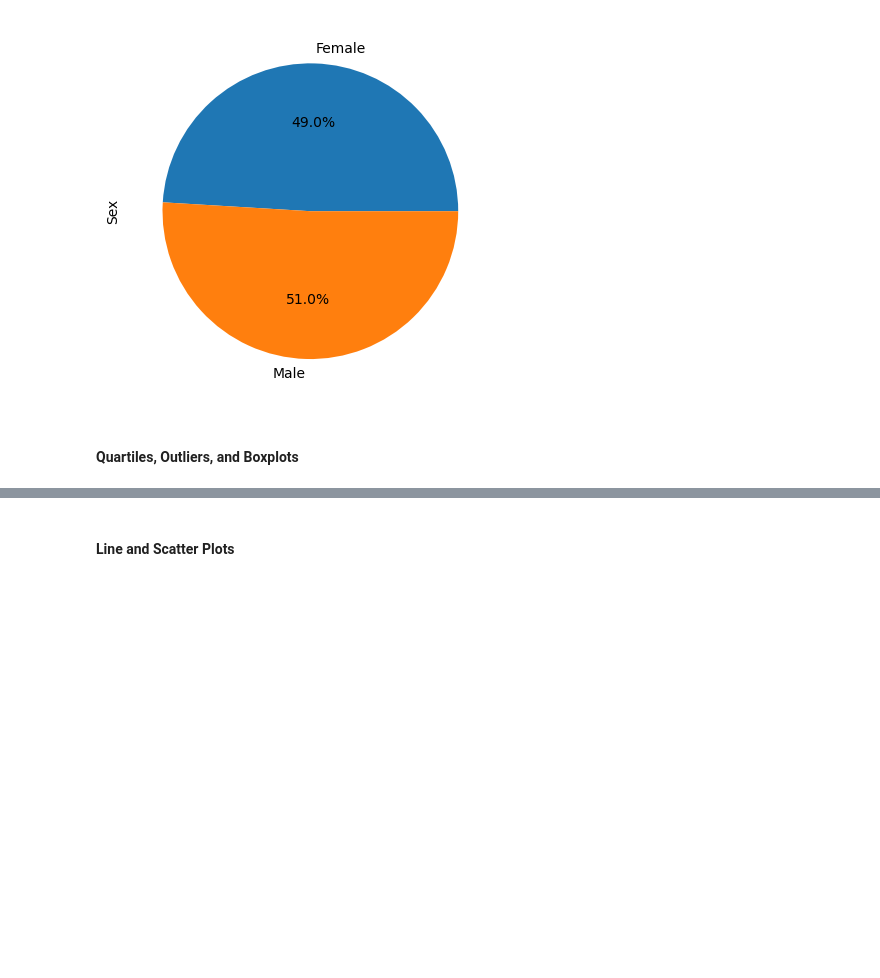
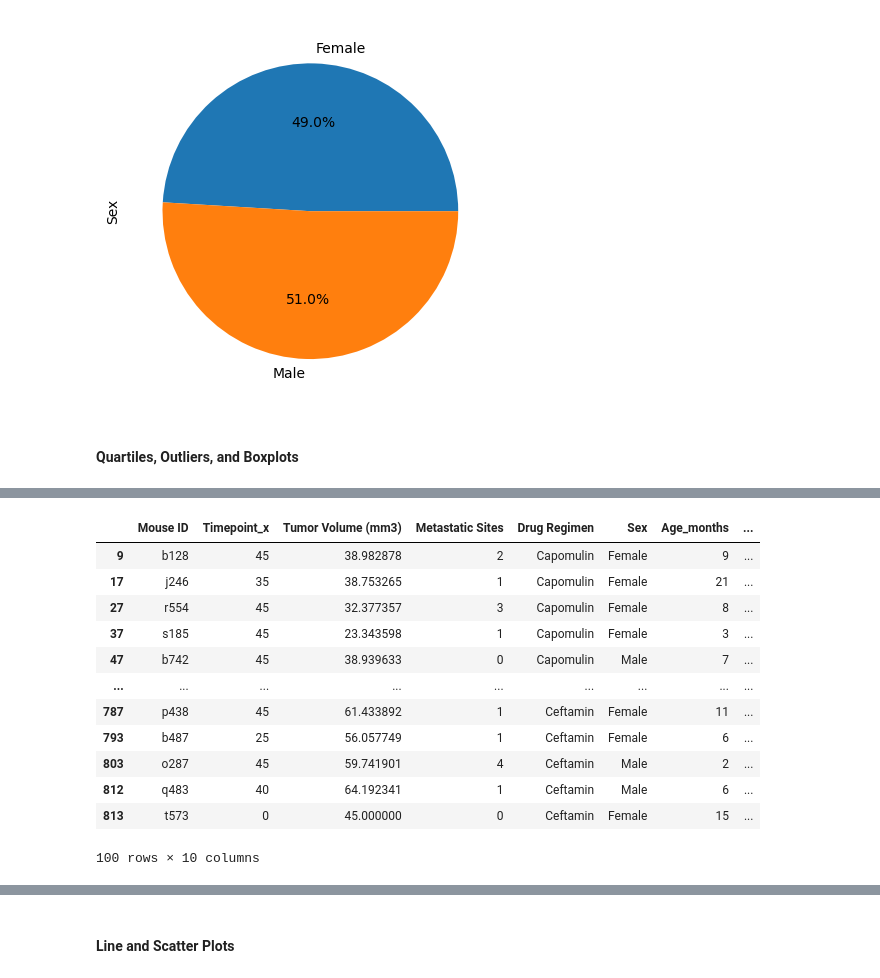
Before and after one commit to sallyca530/Matplotlib-Challenge, a Jupyter notebook: Pymaceuticals/main_py/mainPymaceuticals.ipynb, the cells around one changed output, grey strips where cells are left out. Cells and saved outputs as stored; diff of their text form; code cells hidden in the pictures; blank space fills up the shorter version.

Commit message:
last time df with drug

```diff
--- a/Pymaceuticals/main_py/mainPymaceuticals.ipynb
+++ b/Pymaceuticals/main_py/mainPymaceuticals.ipynb
@@ -247,0 +245,19 @@ Text(0, 0.5, 'Sex')
+# %%
+# Calculate the final tumor volume of each mouse across four of the treatment regimens:
+#treatment dataframes
+Capomulin = cl_mouse_df.loc[cl_mouse_df["Drug Regimen"] == "Capomulin", : ]
+Ramicane = cl_mouse_df.loc[cl_mouse_df["Drug Regimen"] == "Ramicane", : ]
+Infubinol = cl_mouse_df.loc[cl_mouse_df["Drug Regimen"] == "Infubinol", : ]
+Ceftamin = cl_mouse_df.loc[cl_mouse_df["Drug Regimen"] == "Ceftamin", : ]
+# %%
+
+#concatenate the treatment dataframes
+treatments = [Capomulin, Ramicane, Infubinol, Ceftamin]
+trt_df = pd.concat(treatments)
+# %%
+# Start by getting the last (greatest) timepoint for each mouse
+gr_ID = cl_mouse_df.groupby(["Mouse ID"])
+last_tp = gr_ID["Timepoint"].max()
+# last_tp["Mouse ID"].value_counts()
+# cl_mouse_df["Drug Regimen"].value_counts()
+last_tp.head()
@@ -247,0 +272,6 @@ Text(0, 0.5, 'Sex')
+# %%
+# Merge this group df with the original DataFrame to get the tumor volume at the last timepoint
+mg_trt_lt = pd.merge(trt_df, last_tp, on = "Mouse ID")
+#use timepoint_x and timepoint_y to identify the Boolean "Last Time"
+mg_trt_lt["Last Time"] = mg_trt_lt["Timepoint_x"] == mg_trt_lt["Timepoint_y"]
+mg_trt_lt.head()
@@ -247,0 +285,18 @@ Text(0, 0.5, 'Sex')
+# %%
+# only want Last Time by filtering with boolean
+mg_trt_lt.drop(mg_trt_lt.loc[mg_trt_lt["Last Time"] == False].index , inplace = True)
+mg_trt_lt
+# %% [output]
+|  | Mouse ID | Timepoint_x | Tumor Volume (mm3) | Metastatic Sites | Drug Regimen | Sex | Age_months | ... |
+| 9 | b128 | 45 | 38.982878 | 2 | Capomulin | Female | 9 | ... |
+| 17 | j246 | 35 | 38.753265 | 1 | Capomulin | Female | 21 | ... |
+| 27 | r554 | 45 | 32.377357 | 3 | Capomulin | Female | 8 | ... |
+| 37 | s185 | 45 | 23.343598 | 1 | Capomulin | Female | 3 | ... |
+| 47 | b742 | 45 | 38.939633 | 0 | Capomulin | Male | 7 | ... |
+| ... | ... | ... | ... | ... | ... | ... | ... | ... |
+| 787 | p438 | 45 | 61.433892 | 1 | Ceftamin | Female | 11 | ... |
+| 793 | b487 | 25 | 56.057749 | 1 | Ceftamin | Female | 6 | ... |
+| 803 | o287 | 45 | 59.741901 | 4 | Ceftamin | Male | 2 | ... |
+| 812 | q483 | 40 | 64.192341 | 1 | Ceftamin | Male | 6 | ... |
+| 813 | t573 | 0 | 45.000000 | 0 | Ceftamin | Female | 15 | ... |
+100 rows × 10 columns
```
Also changed, not shown: parts of 5 cells of this notebook, 1 other file.
